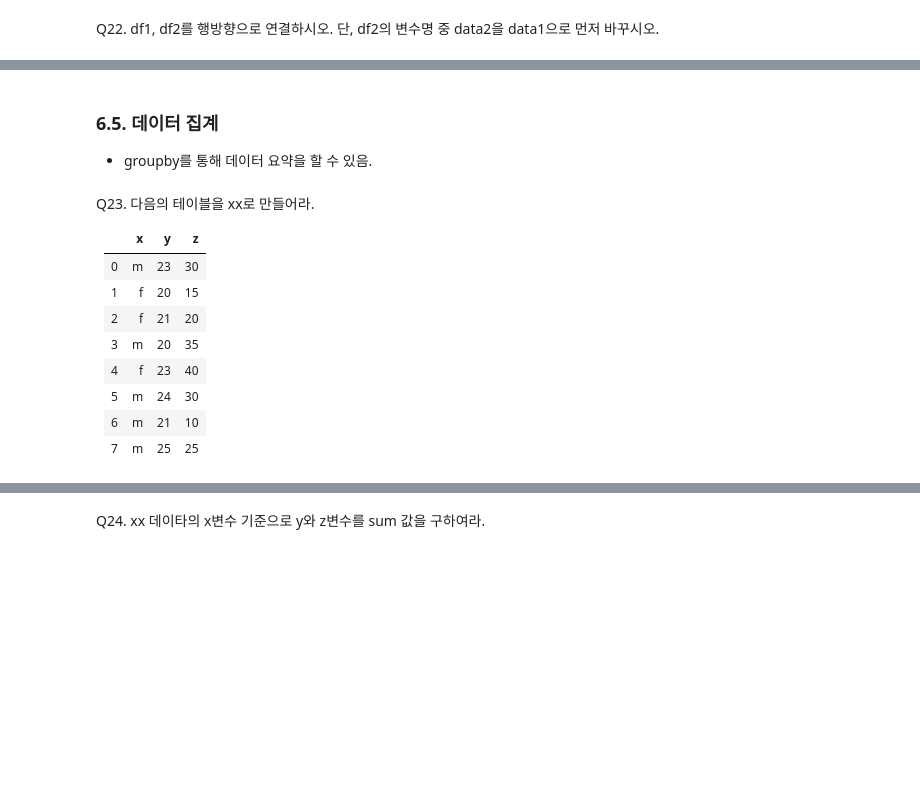
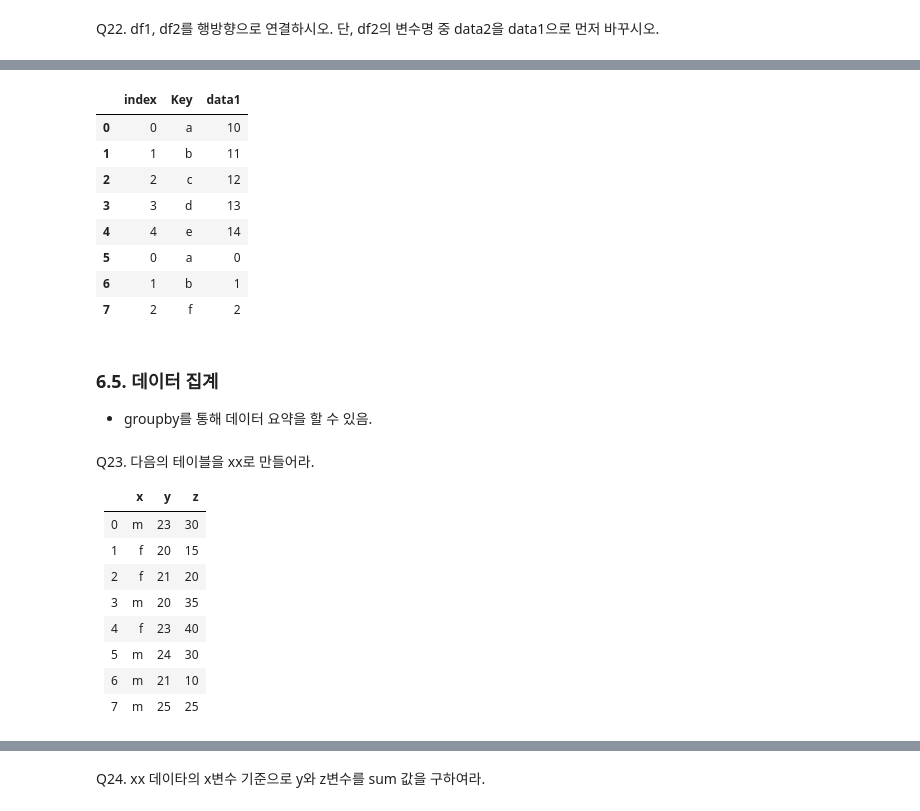
Before and after one commit to temeddix/programming-class, a Jupyter notebook: materials/006/6.Pandas_2.ipynb, the cells around one changed output, grey strips where cells are left out. Cells and saved outputs as stored; diff of their text form; code cells hidden in the pictures; blank space fills up the shorter version.

```diff
--- a/materials/006/6.Pandas_2.ipynb
+++ b/materials/006/6.Pandas_2.ipynb
@@ -194,5 +402,16 @@ df3=pd.concat([df1,df2])
 # %%
 df3.reset_index(inplace=True)
+df3
+# %% [output]
+|  | index | Key | data1 |
+| 0 | 0 | a | 10 |
+| 1 | 1 | b | 11 |
+| 2 | 2 | c | 12 |
+| 3 | 3 | d | 13 |
+| 4 | 4 | e | 14 |
+| 5 | 0 | a | 0 |
+| 6 | 1 | b | 1 |
+| 7 | 2 | f | 2 |
 # %% [markdown]
 ### 6.5. 데이터 집계
 
@@ -200,14 +419,14 @@ df3.reset_index(inplace=True)
 # %% [markdown]
 Q23. 다음의 테이블을 xx로 만들어라.
 
-| | x| y| z|
-|--|--|--|--|
-|0|m|23|30|
-|1|f|20|15|
-|2|f|21|20|
-|3|m|20|35|
-|4|f|23|40|
-|5|m|24|30|
-|6|m|21|10|
-|7|m|25|25|
+|     | x   | y   | z   |
+| --- | --- | --- | --- |
+| 0   | m   | 23  | 30  |
+| 1   | f   | 20  | 15  |
+| 2   | f   | 21  | 20  |
+| 3   | m   | 20  | 35  |
+| 4   | f   | 23  | 40  |
+| 5   | m   | 24  | 30  |
+| 6   | m   | 21  | 10  |
+| 7   | m   | 25  | 25  |
 # %%
```
Also changed, not shown: parts of 66 cells of this notebook.
